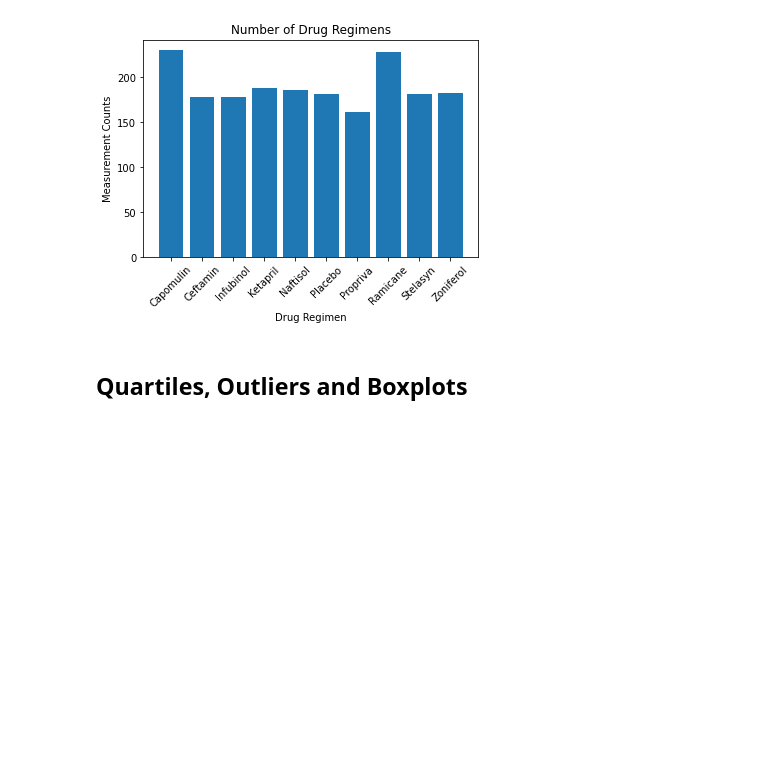
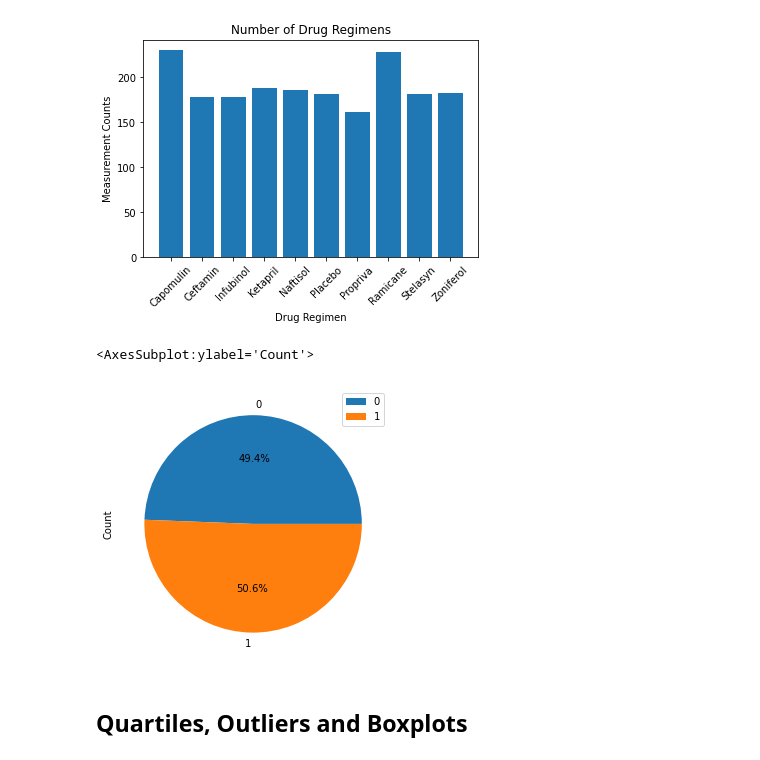
Before and after one commit to isdicely/matplotlib-challenge, a Jupyter notebook: pymaceuticals_starter.ipynb, the cells around one changed output. Drawn from its saved outputs; the diff is of its cells as text; code cells hidden in the pictures; blank space fills up the shorter version.

Commit message:
working on pie charts

```diff
--- a/pymaceuticals_starter.ipynb
+++ b/pymaceuticals_starter.ipynb
@@ -253,3 +251,25 @@ plt.show ()
+# %%
+# Generate a pie plot showing the distribution of female versus male mice using pandas
+
+# Get value counts for the sex of the mice and save to an variable
+mice_sex_value_counts = mouse_study_df["Sex"].value_counts()
+# Make data frame from the set variable
+mice_sex_value_counts_df = pd.DataFrame(mice_sex_value_counts)
+# Re-set the index (now I have two columns)
+mice_sex_value_counts_df = mice_sex_value_counts_df.reset_index()
+# Rename the columns
+mice_sex_value_counts_df.columns = ["Sex", "Count"]
+# Sort values by alphebetical order of the Drug Regimen column
+mice_sex_value_counts_df_sorted_df = mice_sex_value_counts_df.sort_values(by="Sex")
+# Reset the index
+mice_sex_value_counts_df_sorted_df = mice_sex_value_counts_df_sorted_df.reset_index(drop = True)
+# Display the data frame
+mice_sex_value_counts_df_sorted_df
+
+mice_sex_value_counts_df_sorted_df.plot.pie(y='Count',figsize=(5, 5),autopct='%1.1f%%', startangle=0)
+# %% [output]
+<AxesSubplot:ylabel='Count'>
+[figure, added]
 # %%
 # Generate a pie plot showing the distribution of female versus male mice using pyplot
 # %% [markdown]
```
Also changed, not shown: parts of 1 cell of this notebook.
